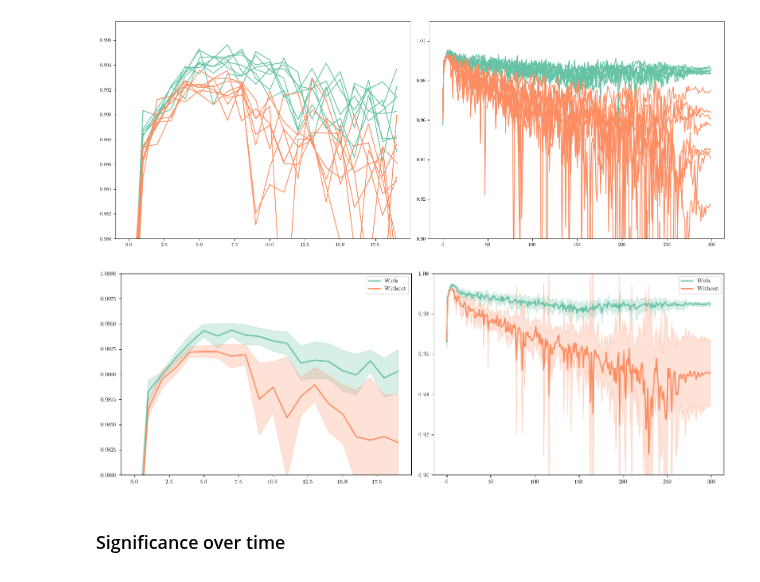
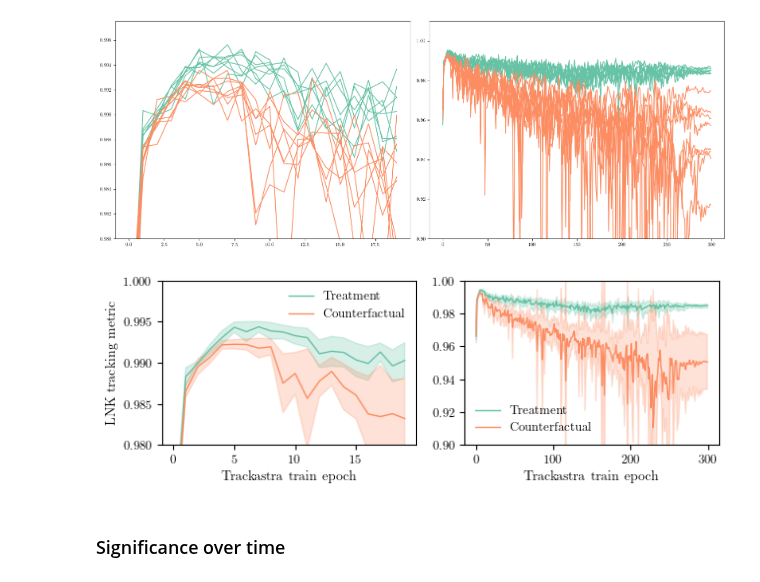
Before and after one commit to cdalinghaus-mthesis/figures, a Jupyter notebook: embedding_effects/style_fluo.ipynb, the cells around one changed output. Cells and saved outputs as stored; diff of their text form; code cells hidden in the pictures.

```diff
--- a/embedding_effects/style_fluo.ipynb
+++ b/embedding_effects/style_fluo.ipynb
@@ -132,38 +132,46 @@ plt.savefig("embeddings_effect_fluo_rough.pdf")
 # %%
 import numpy as np
 import matplotlib.pyplot as plt
 import matplotlib as mpl
 
-fig, ax = plt.subplots(1, 2, figsize=(14,5))
+fig, ax = plt.subplots(1, 2, figsize=set_size(fraction=1, subplots=(1.2, 2)))
 
 cmap = mpl.colormaps['Set2']
 ca, cb = cmap(0), cmap(1)
 
 def plot_mean_shaded(ax, data, color, label, maxlen=None):
     arr = np.array([d[:maxlen] for d in data])
     mean = arr.mean(axis=0)
     std  = arr.std(axis=0)
 
     x = np.arange(len(mean))
-    ax.plot(x, mean, color=color, label=label, linewidth=2)
+    ax.plot(x, mean, color=color, label=label, linewidth=1)
     ax.fill_between(x, mean-std, mean+std, color=color, alpha=0.25)
 
 # left: zoomed (first 20)
-plot_mean_shaded(ax[0], withs, ca, "With", maxlen=20)
-plot_mean_shaded(ax[0], withouts, cb, "Without", maxlen=20)
+plot_mean_shaded(ax[0], withs, ca, "Treatment", maxlen=20)
+plot_mean_shaded(ax[0], withouts, cb, "Counterfactual", maxlen=20)
 ax[0].set_ylim(0.98, 1.0)
 ax[0].legend()
 
 # right: entire sequence
-plot_mean_shaded(ax[1], withs, ca, "With")
-plot_mean_shaded(ax[1], withouts, cb, "Without")
+plot_mean_shaded(ax[1], withs, ca, "Treatment")
+plot_mean_shaded(ax[1], withouts, cb, "Counterfactual")
 ax[1].set_ylim(0.90, 1.0)
 ax[1].legend()
 
+ax[1].set_xlabel("Trackastra train epoch")
+ax[1].legend(loc="lower left", frameon=False)
+ax[0].legend(loc="upper right", frameon=False)
+ax[0].set_xlabel("Trackastra train epoch")
+ax[0].set_ylabel("LNK tracking metric")
+
+
+
 fig.tight_layout()
 plt.savefig("embeddings_effect_fluo_aggregated.pdf")
 # %% [output]
-[figure, old version]
+[figure, new version]
 # %% [markdown]
 ### Significance over time
 # %%
```
Also changed, not shown: parts of 1 cell of this notebook, 2 other files.
